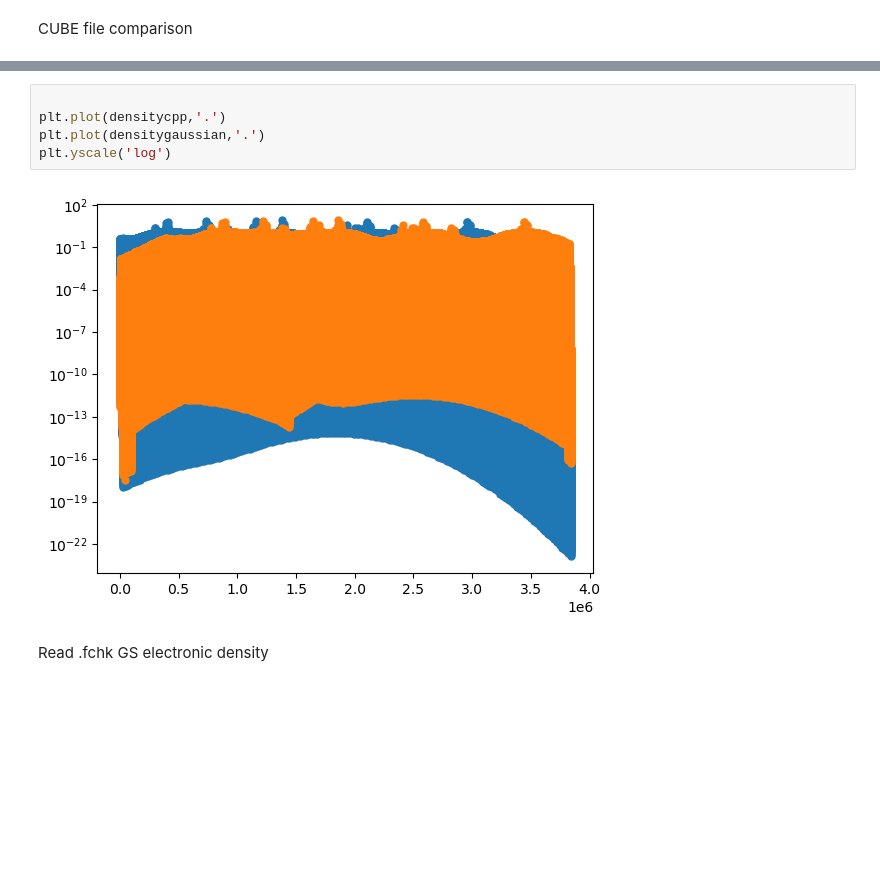
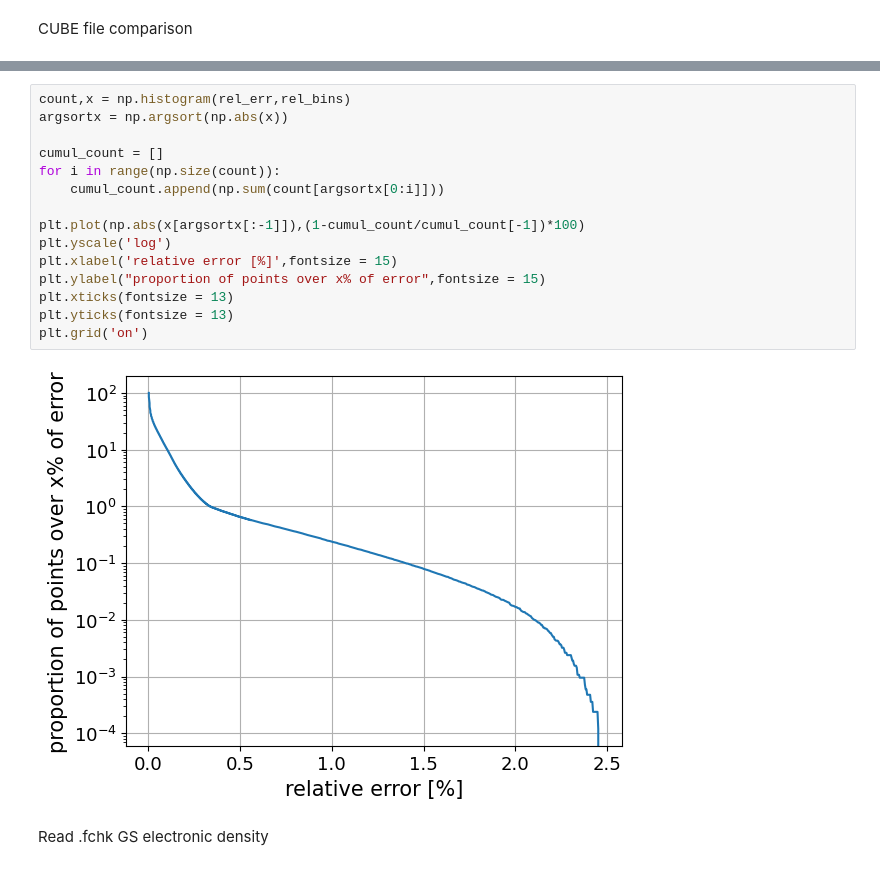
Before and after one commit to allouchear/CdftT, a Jupyter notebook: tools/dataAnalysis/data_analysis.ipynb, the cells around one changed output, grey strips where cells are left out. Cells and saved outputs as stored; diff of their text form; blank space fills up the shorter version.

```diff
--- a/tools/dataAnalysis/data_analysis.ipynb
+++ b/tools/dataAnalysis/data_analysis.ipynb
@@ -403,10 +421,20 @@ ValueError: operands could not be broadcast together with shapes (840036,) (5120
-# %%
-
-plt.plot(densitycpp,'.')
-plt.plot(densitygaussian,'.')
-plt.yscale('log')
-# %% [output]
-[figure, removed]
+# %%
+count,x = np.histogram(rel_err,rel_bins)
+argsortx = np.argsort(np.abs(x))
+
+cumul_count = []
+for i in range(np.size(count)):
+    cumul_count.append(np.sum(count[argsortx[0:i]]))
+
+plt.plot(np.abs(x[argsortx[:-1]]),(1-cumul_count/cumul_count[-1])*100)
+plt.yscale('log')
+plt.xlabel('relative error [%]',fontsize = 15)
+plt.ylabel("proportion of points over x% of error",fontsize = 15)
+plt.xticks(fontsize = 13)
+plt.yticks(fontsize = 13)
+plt.grid('on')
+# %% [output]
+[figure, added]
 # %% [markdown]
 Read .fchk GS electronic density
 # %%
```
Also changed, not shown: parts of 7 cells of this notebook, 8 other files.
